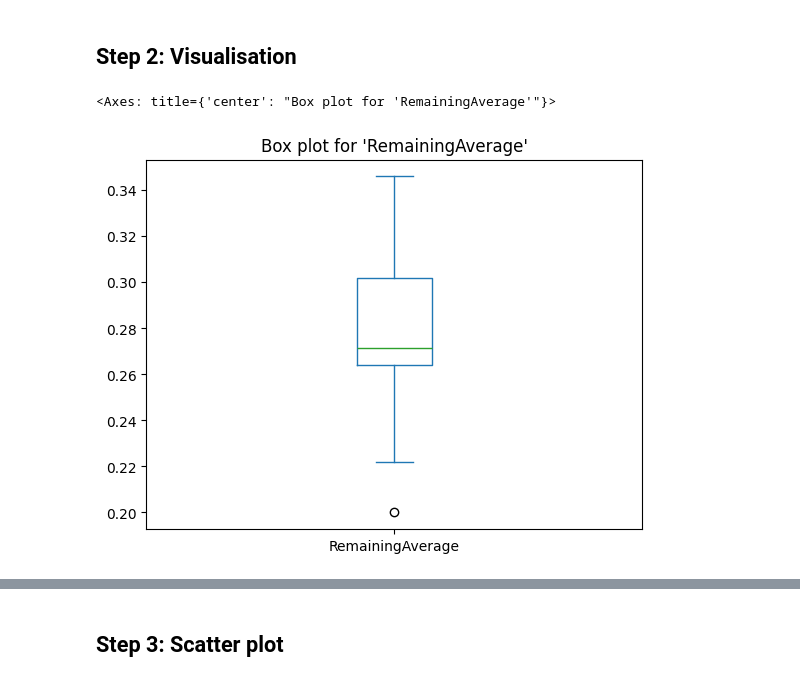
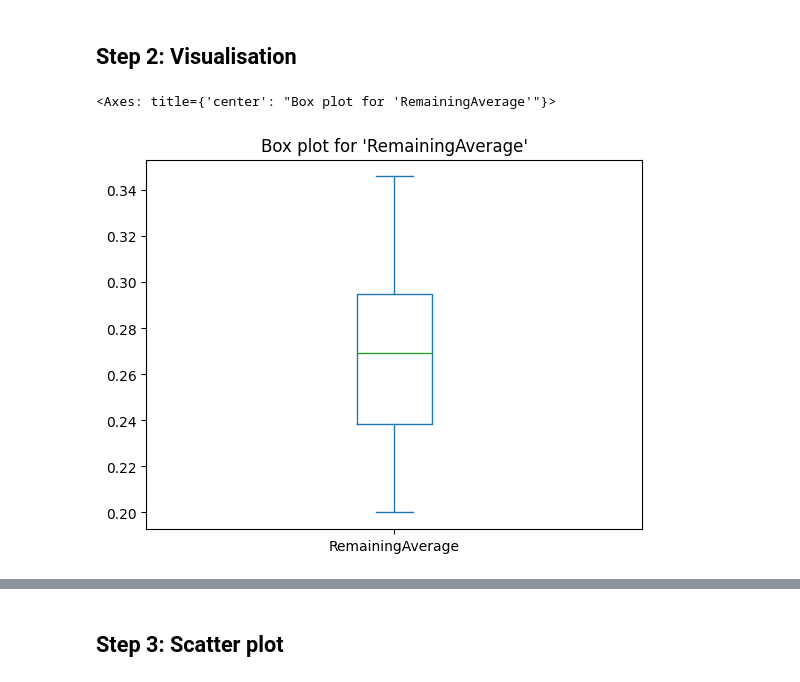
Before and after one commit to gmatiukhin/rudn-study-3rd-year, a Jupyter notebook: ml-methods/lab1/lab1.ipynb, the cells around one changed output, grey strips where cells are left out. Drawn from its saved outputs; the diff is of its cells as text; code cells hidden in the pictures.

```diff
--- a/ml-methods/lab1/lab1.ipynb
+++ b/ml-methods/lab1/lab1.ipynb
@@ -104,9 +102,9 @@ dtype: float64
 ## Step 2: Visualisation
 # %%
 # Todo: not sure if a box with legent is needed here as there's only one value
-train["RemainingAverage"].plot.box(title="Box plot for 'RemainingAverage'")
+df["RemainingAverage"].plot.box(title="Box plot for 'RemainingAverage'")
 # %% [output]
 <Axes: title={'center': "Box plot for 'RemainingAverage'"}>
-[figure, old version]
+[figure, new version]
 # %%
 import numpy as np
```
Also changed, not shown: parts of 35 cells of this notebook.
